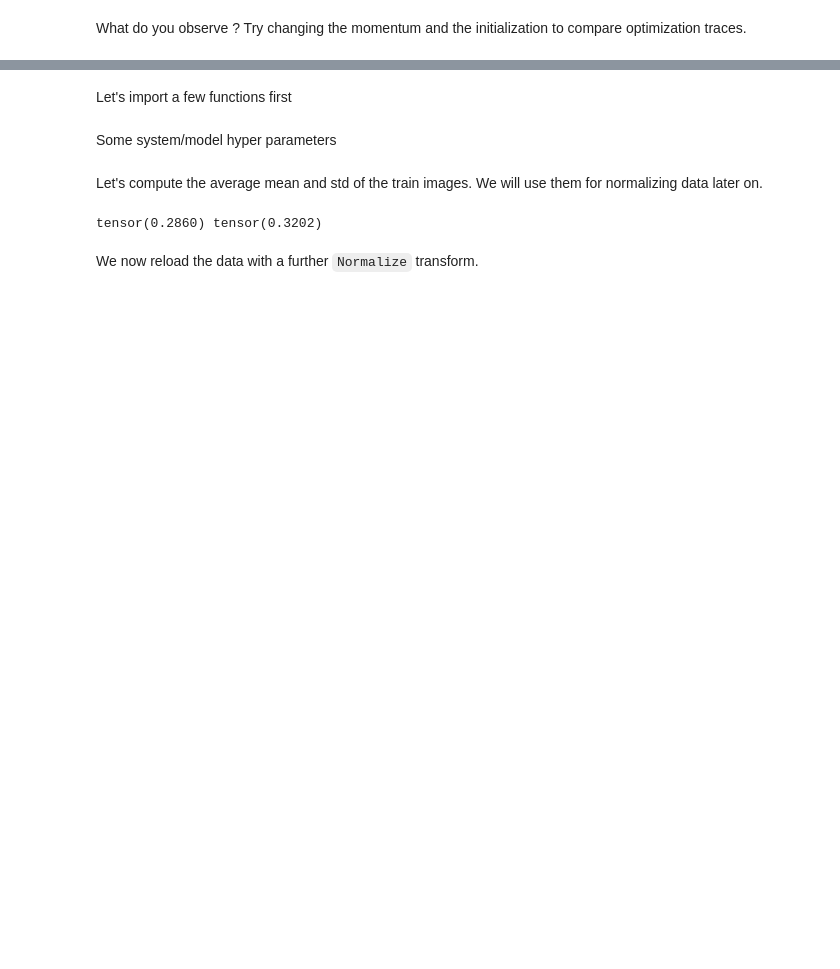
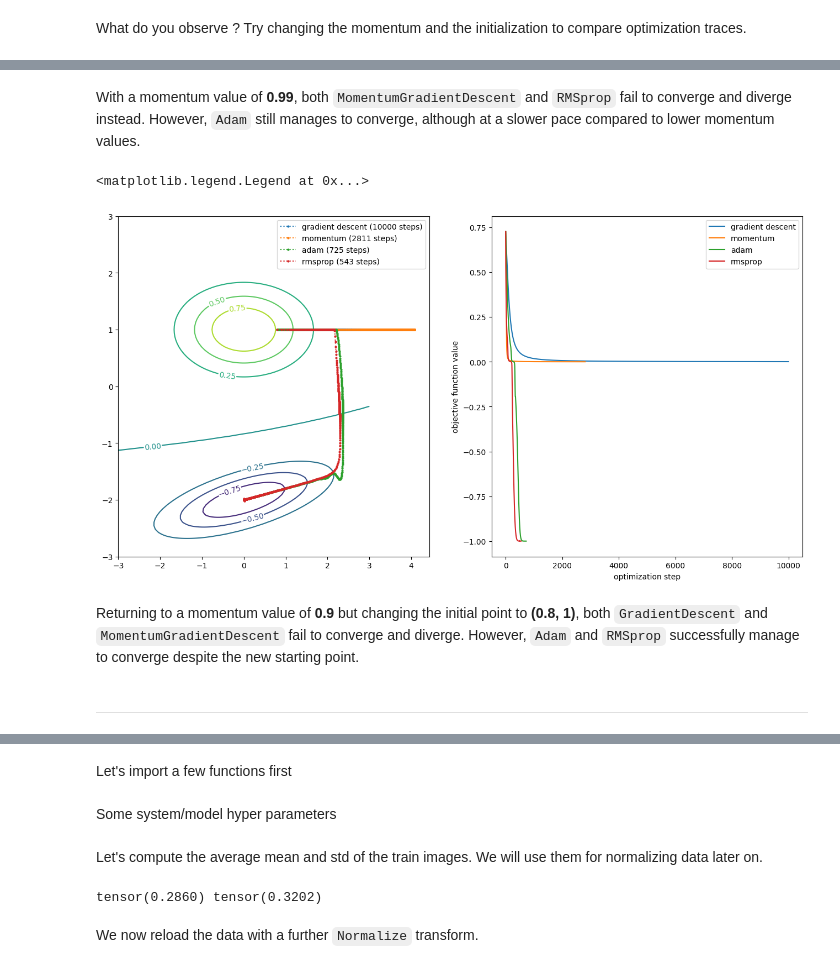
Before and after one commit to theodruilhe/OptimizationDeepLearning, a Jupyter notebook: projet_notebook.ipynb, the cells around one changed output, grey strips where cells are left out. Drawn from its saved outputs; the diff is of its cells as text; code cells hidden in the pictures; blank space fills up the shorter version.

```diff
--- a/projet_notebook.ipynb
+++ b/projet_notebook.ipynb
@@ -850,3 +907,52 @@ What do you observe ? Try changing the momentum and the initialization to compar
+# %% [markdown]
+With a momentum value of **0.99**, both `MomentumGradientDescent` and `RMSprop` fail to converge and diverge instead. However, `Adam` still manages to converge, although at a slower pace compared to lower momentum values.
+# %%
+lr = 0.01
+init = torch.FloatTensor([0.8, 1])
+
+# Gradient Descent
+optimizer = GradientDescent([init.clone().requires_grad_()], lr=lr)
+iterate_rec_gd = minimize(f, optimizer)
+
+# Momentum
+optimizer_mom = MomentumGradientDescent([init.clone().requires_grad_()],
+                                    lr=lr)
+iterate_rec_mom = minimize(f, optimizer_mom)
+
+# Adam
+optimizer_adam = torch.optim.Adam([init.clone().requires_grad_()], lr=lr)
+iterate_rec_adam = minimize(f, optimizer_adam)
+
+# RMSprop
+optimizer_rmsprop = torch.optim.RMSprop([init.clone().requires_grad_()], lr=lr)
+iterate_rec_rmsprop = minimize(f, optimizer_rmsprop)
+
+# Plotting
+fig, (ax0, ax1) = plt.subplots(ncols=2, figsize=(16, 8))
+
+# Plot the function and the optimization paths
+plot_function(f, ax0)
+plot_trace(iterate_rec_gd, ax0, label='gradient descent', tags=False)
+plot_trace(iterate_rec_mom, ax0, label='momentum', tags=False)
+plot_trace(iterate_rec_adam, ax0, label='adam', tags=False)
+plot_trace(iterate_rec_rmsprop, ax0, label='rmsprop', tags=False)
+ax0.legend()
+
+# Plot the objective function value over optimization steps
+ax1.plot([f(x).item() for x in iterate_rec_gd], label='gradient descent')
+ax1.plot([f(x).item() for x in iterate_rec_mom], label='momentum')
+ax1.plot([f(x).item() for x in iterate_rec_adam], label='adam')
+ax1.plot([f(x).item() for x in iterate_rec_rmsprop], label='rmsprop')
+ax1.set_xlabel('optimization step')
+ax1.set_ylabel('objective function value')
+ax1.legend()
+# %% [output]
+<matplotlib.legend.Legend at 0x...>
+[figure, added]
+# %% [markdown]
+Returning to a momentum value of **0.9** but changing the initial point to **(0.8, 1)**, both `GradientDescent` and `MomentumGradientDescent` fail to converge and diverge. However, `Adam` and `RMSprop` successfully manage to converge despite the new starting point.
+# %% [markdown]
+---
 # %% [markdown]
 ## PART III - Fashion MNIST classification using PyTorch
 
```
Also changed, not shown: parts of 19 cells of this notebook.
